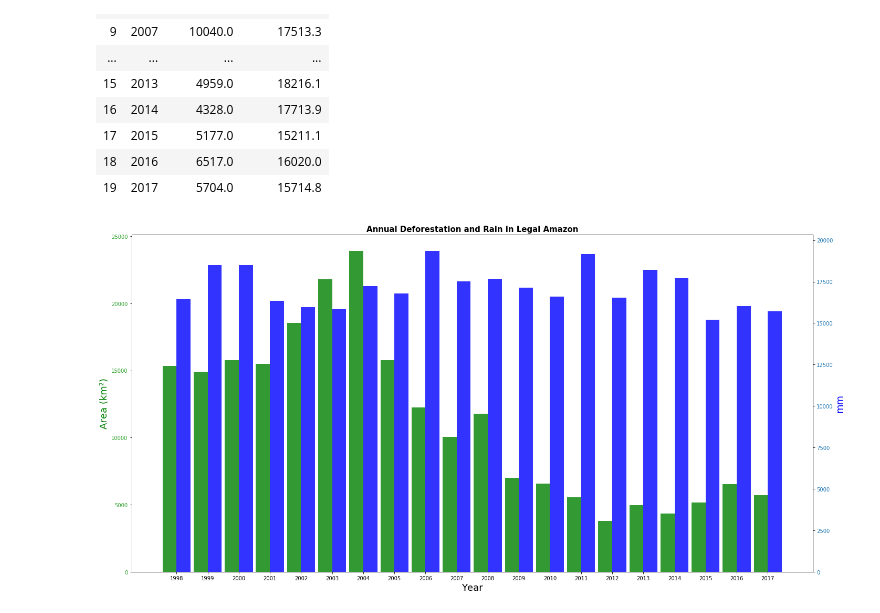
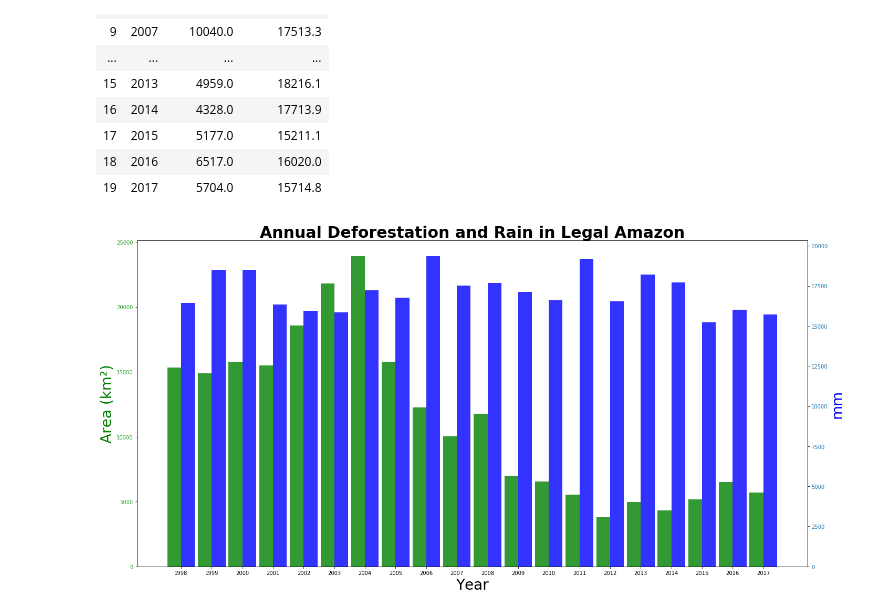
Before and after one commit to hgracemoy/Project1_Group3, a Jupyter notebook: Deforestation.ipynb, the cells around one changed output. Saved outputs shown, nothing was run; the diff lists cells and outputs as text; code cells hidden in the pictures.

```diff
--- a/Deforestation.ipynb
+++ b/Deforestation.ipynb
@@ -57,7 +60,7 @@ x_axis = list(defo_year_sum_df.year)
 tick_locations = [value for value in x_axis]
 # %%
 # Create a bar graph for Annual Deforestation in Legal Amazon.
-fig, ax = plt.subplots(figsize=(20, 10))
+fig, ax = plt.subplots(figsize=(15, 10))
 
 for index, row in defo_year_sum_df.iterrows():
 
@@ -66,10 +69,10 @@ for index, row in defo_year_sum_df.iterrows():
     else:
         ax.bar(defo_year_sum_df["year"][index], defo_year_sum_df["square km"][index],  color='g', alpha=0.55, align="center")
 
-ax.set_title("Annual Deforestation in Legal Amazon", fontweight = "bold", fontsize = 15)
+ax.set_title("Annual Deforestation in Legal Amazon", fontweight = "bold", fontsize = 30)
 plt.xticks(tick_locations, x_axis, rotation=90)
-ax.set_xlabel("Year")
-ax.set_ylabel("Area (km²)")
+ax.set_xlabel("Year",fontsize = 28)
+ax.set_ylabel("Area (km²)",fontsize = 28)
 #plt.style.use('ggplot')
 plt.tight_layout()
 ax.grid()
@@ -114,9 +117,9 @@ ax = sns.lineplot(x = 'year', y = "square km", data = defo_state_sum_df, hue = '
 tick_locations = [value for value in x_axis]
 handles = states
 plt.xticks(tick_locations, x_axis, rotation=90)
-ax.set_xlabel("Year")
-ax.set_ylabel("Area (km²)")
-ax.set_title('Deforestation by State by Year', fontweight = "bold", fontsize = 15)
+ax.set_xlabel("Year",fontsize = 28)
+ax.set_ylabel("Area (km²)",fontsize = 28)
+ax.set_title('Deforestation by State by Year', fontweight = "bold", fontsize = 30)
 ax.legend(handles, loc="best", prop={'size': 12})
 plt.tight_layout()
 ax.grid()
@@ -210,31 +213,31 @@ tick_locations = [value for value in x_axis_defo_rain]
 # %%
 # Create 2 bar graph in the same fig for Annual Deforestation and rain in Legal Amazon.
 fig, ax1 = plt.subplots(figsize=(20, 10))
 
 # Deforestation
 for index, row in defo_rain_sum_df.iterrows():
     def_graph = ax1.bar(defo_rain_sum_df["year"][index], defo_rain_sum_df["square km"][index],  color='g', alpha=.8,\
                         align="edge",width=-0.45)
-ax1.set_title("Annual Deforestation and Rain in Legal Amazon", fontweight = "bold", fontsize = 15)
-ax1.set_xlabel("Year",fontsize = 18)
-ax1.set_ylabel("Area (km²)",fontsize = 18, color ='g')
+ax1.set_title("Annual Deforestation and Rain in Legal Amazon", fontweight = "bold", fontsize = 30)
+ax1.set_xlabel("Year",fontsize = 28)
+ax1.set_ylabel("Area (km²)",fontsize = 28, color ='g')
 ax1.tick_params(axis='y',labelcolor='tab:green')
 
 # Rain
 ax2 = ax1.twinx()
 for index, row in defo_rain_sum_df.iterrows():
     rain_graph = ax2.bar(defo_rain_sum_df["year"][index], defo_rain_sum_df["precipitation"][index],  color='b', alpha=.8,\
                          align="edge", width=0.45)
-ax2.set_ylabel("mm",fontsize = 18, color ='b')
+ax2.set_ylabel("mm",fontsize = 28, color ='b')
 ax2.tick_params(axis='y',labelcolor='tab:blue')
 
 #other configurations
 plt.xticks(tick_locations, x_axis_defo_rain, rotation=90)
 plt.tight_layout()
 ax.grid()
 
 #save figure
 plt.savefig("output_data/defor_rain_year.png", dpi=fig.dpi)
 plt.show()
 # %% [output]
-[figure, old version]
+[figure, new version]
```
Also changed, not shown: parts of 7 cells of this notebook, 12 other files.
